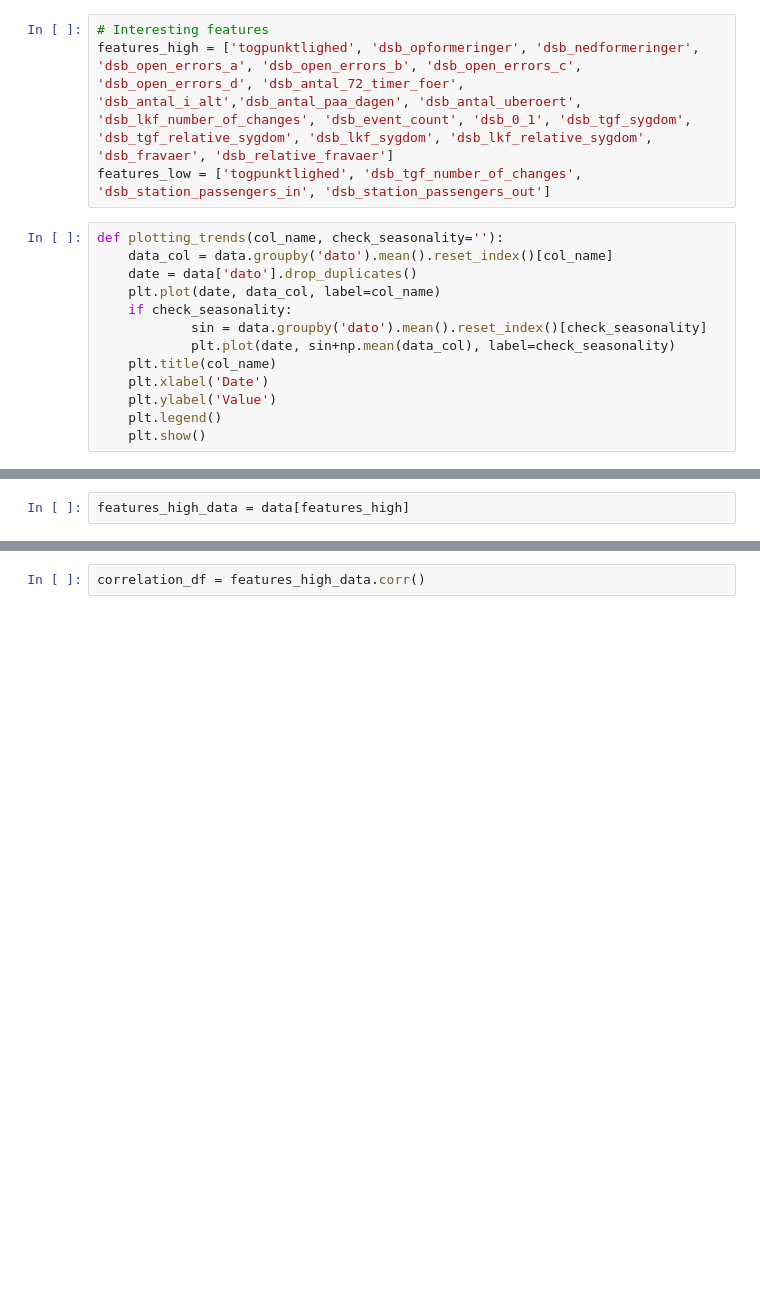
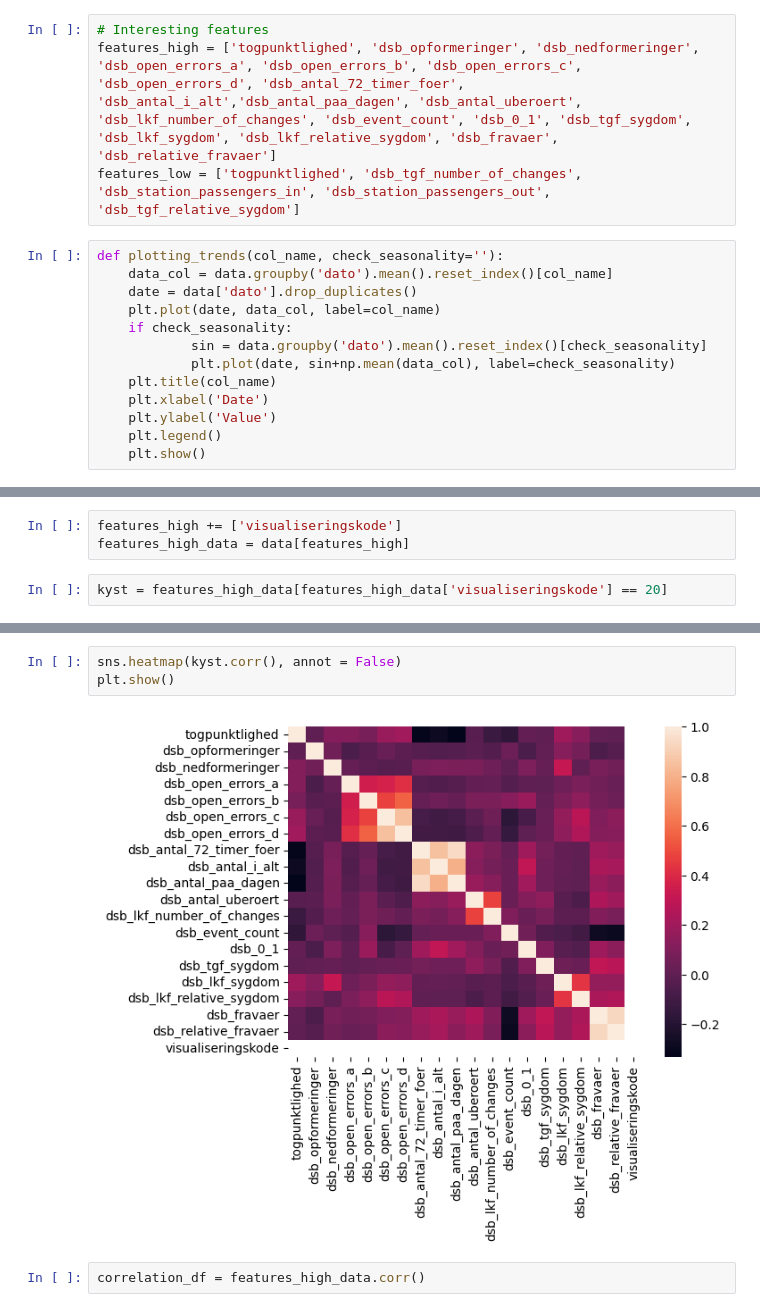
Before and after one commit to clarachristiansen/Bachelor_project, a Jupyter notebook: Feature_exploration.ipynb, the cells around one changed output, grey strips where cells are left out. Drawn from its saved outputs; the diff is of its cells as text; blank space fills up the shorter version.

```diff
--- a/Feature_exploration.ipynb
+++ b/Feature_exploration.ipynb
@@ -8,8 +10,8 @@ import seaborn as sns
 data = pd.read_parquet("Data/DSB_BDK_trainingset.parquet").reset_index()
 # %%
 # Interesting features
-features_high = ['togpunktlighed', 'dsb_opformeringer', 'dsb_nedformeringer', 'dsb_open_errors_a', 'dsb_open_errors_b', 'dsb_open_errors_c', 'dsb_open_errors_d', 'dsb_antal_72_timer_foer', 'dsb_antal_i_alt','dsb_antal_paa_dagen', 'dsb_antal_uberoert', 'dsb_lkf_number_of_changes', 'dsb_event_count', 'dsb_0_1', 'dsb_tgf_sygdom', 'dsb_tgf_relative_sygdom', 'dsb_lkf_sygdom', 'dsb_lkf_relative_sygdom', 'dsb_fravaer', 'dsb_relative_fravaer']
-features_low = ['togpunktlighed', 'dsb_tgf_number_of_changes', 'dsb_station_passengers_in', 'dsb_station_passengers_out']
+features_high = ['togpunktlighed', 'dsb_opformeringer', 'dsb_nedformeringer', 'dsb_open_errors_a', 'dsb_open_errors_b', 'dsb_open_errors_c', 'dsb_open_errors_d', 'dsb_antal_72_timer_foer', 'dsb_antal_i_alt','dsb_antal_paa_dagen', 'dsb_antal_uberoert', 'dsb_lkf_number_of_changes', 'dsb_event_count', 'dsb_0_1', 'dsb_tgf_sygdom', 'dsb_lkf_sygdom', 'dsb_lkf_relative_sygdom', 'dsb_fravaer', 'dsb_relative_fravaer']
+features_low = ['togpunktlighed', 'dsb_tgf_number_of_changes', 'dsb_station_passengers_in', 'dsb_station_passengers_out', 'dsb_tgf_relative_sygdom']
 # %%
 def plotting_trends(col_name, check_seasonality=''):
     data_col = data.groupby('dato').mean().reset_index()[col_name]
@@ -43,2 +45,5 @@ for feature in features_high:
 # %%
+features_high += ['visualiseringskode']
 features_high_data = data[features_high]
+# %%
+kyst = features_high_data[features_high_data['visualiseringskode'] == 20]
@@ -45,3 +70,8 @@ features_high_data = data[features_high]
+# %%
+sns.heatmap(kyst.corr(), annot = False)
+plt.show()
+# %% [output]
+[figure, added]
 # %%
 correlation_df = features_high_data.corr()
 # %%
```
Also changed, not shown: parts of 10 cells of this notebook, 14 other files.
